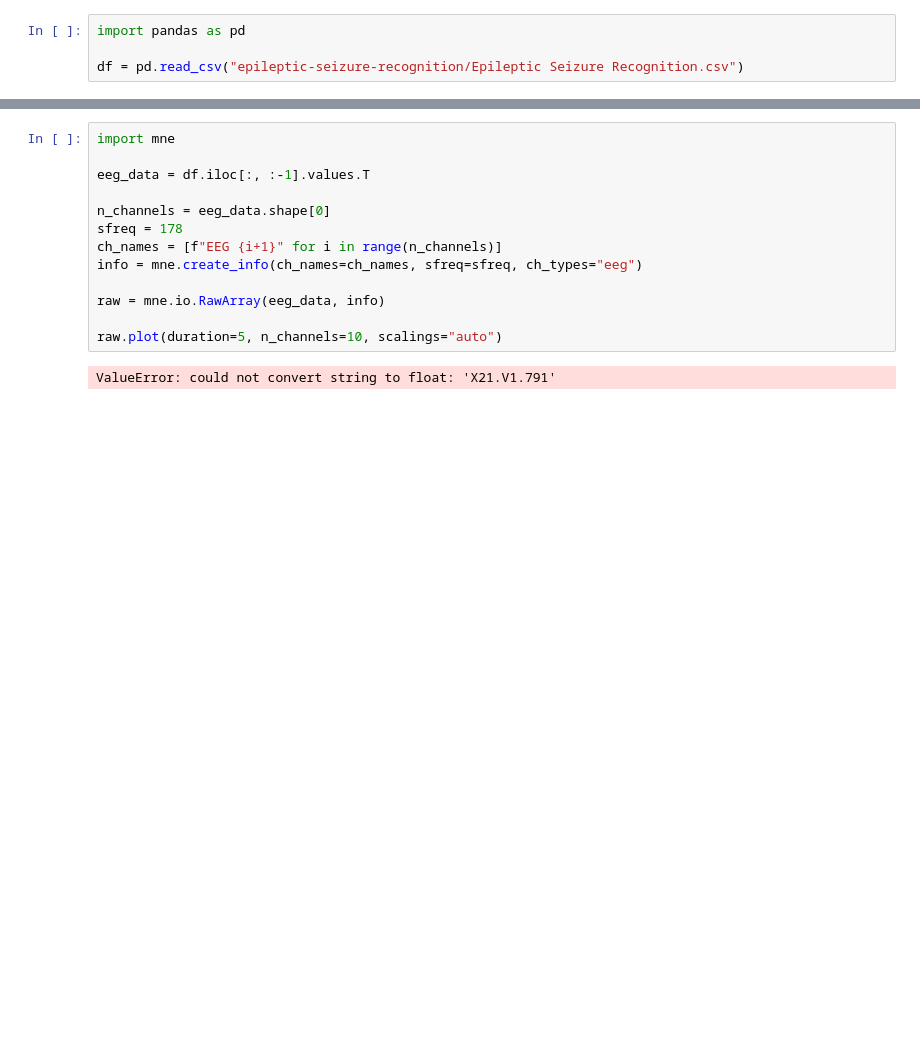
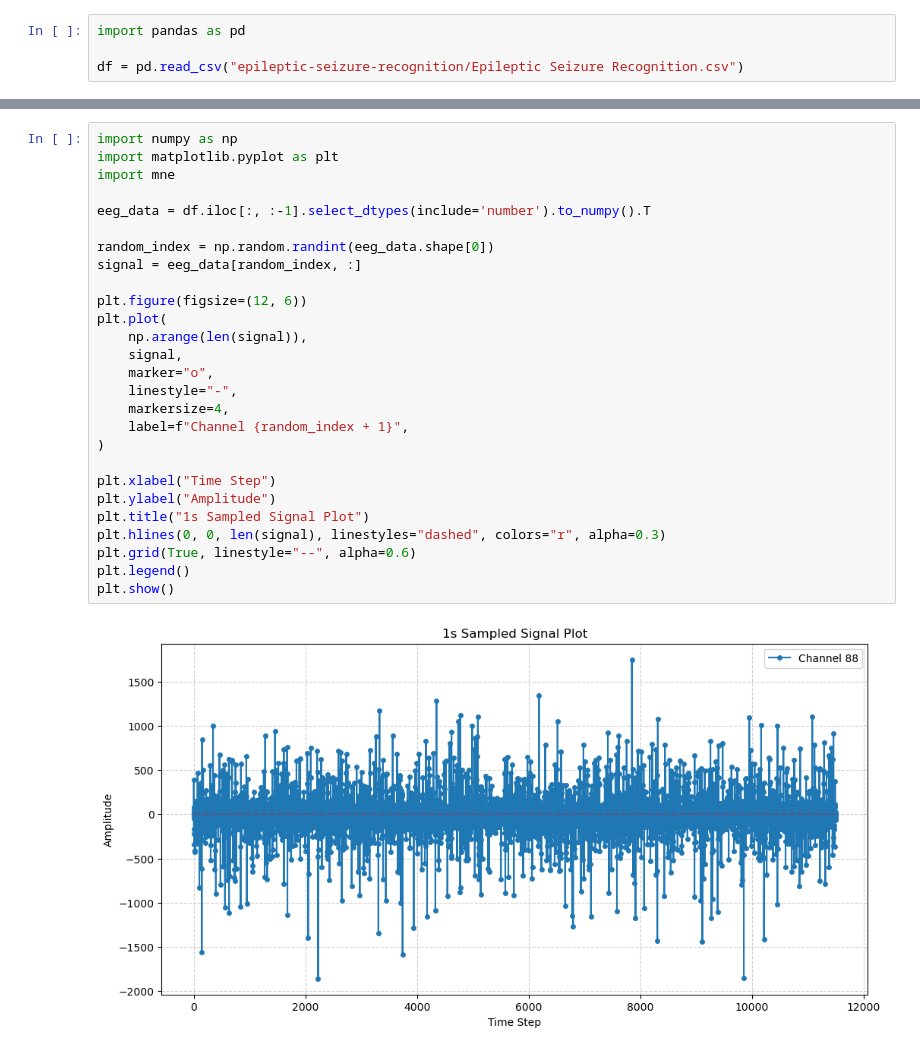
Before and after one commit to vaageeshadas/ml-proj-seizures, a Jupyter notebook: sezires_ml.ipynb, the cells around one changed output, grey strips where cells are left out. Saved outputs shown, nothing was run; the diff lists cells and outputs as text; blank space fills up the shorter version.

```diff
--- a/sezires_ml.ipynb
+++ b/sezires_ml.ipynb
@@ -54,15 +53,29 @@ Successfully installed lazy-loader-0.4 mne-1.9.0 pooch-1.8.2
 # %%
+import numpy as np
+import matplotlib.pyplot as plt
 import mne
 
-eeg_data = df.iloc[:, :-1].values.T
+eeg_data = df.iloc[:, :-1].select_dtypes(include='number').to_numpy().T
 
-n_channels = eeg_data.shape[0]
-sfreq = 178
-ch_names = [f"EEG {i+1}" for i in range(n_channels)]
-info = mne.create_info(ch_names=ch_names, sfreq=sfreq, ch_types="eeg")
+random_index = np.random.randint(eeg_data.shape[0])
+signal = eeg_data[random_index, :]
 
-raw = mne.io.RawArray(eeg_data, info)
+plt.figure(figsize=(12, 6))
+plt.plot(
+    np.arange(len(signal)),
+    signal,
+    marker="o",
+    linestyle="-",
+    markersize=4,
+    label=f"Channel {random_index + 1}",
+)
 
-raw.plot(duration=5, n_channels=10, scalings="auto")
+plt.xlabel("Time Step")
+plt.ylabel("Amplitude")
+plt.title("1s Sampled Signal Plot")
+plt.hlines(0, 0, len(signal), linestyles="dashed", colors="r", alpha=0.3)
+plt.grid(True, linestyle="--", alpha=0.6)
+plt.legend()
+plt.show()
 # %% [output]
-ValueError: could not convert string to float: 'X21.V1.791'
+[figure, added]
```
Also changed, not shown: parts of 13 cells of this notebook.
